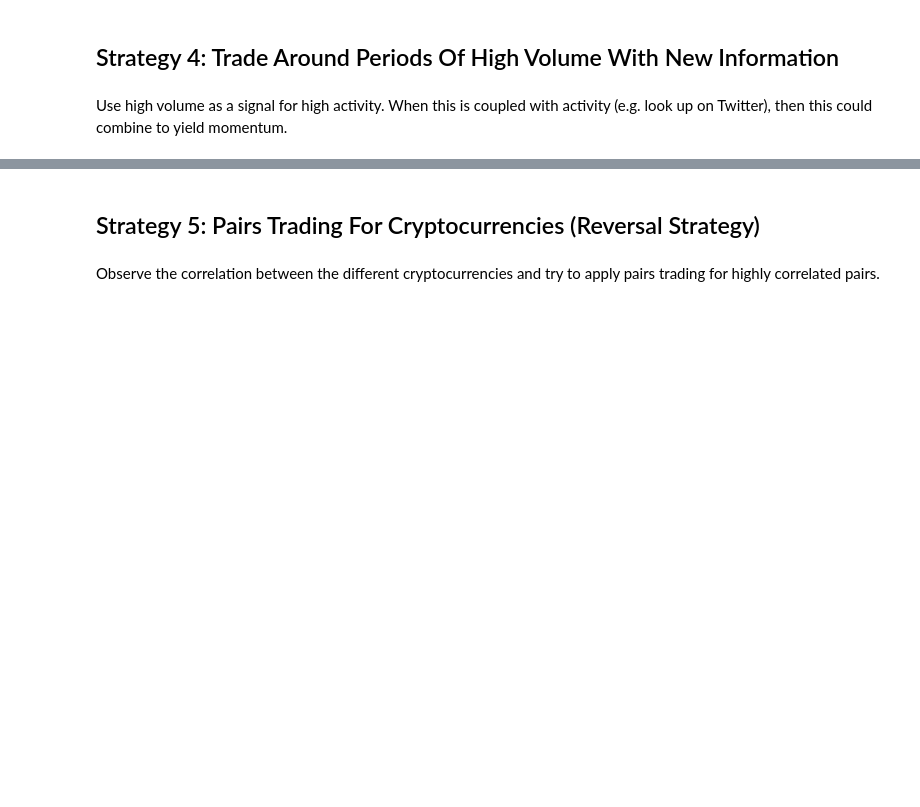
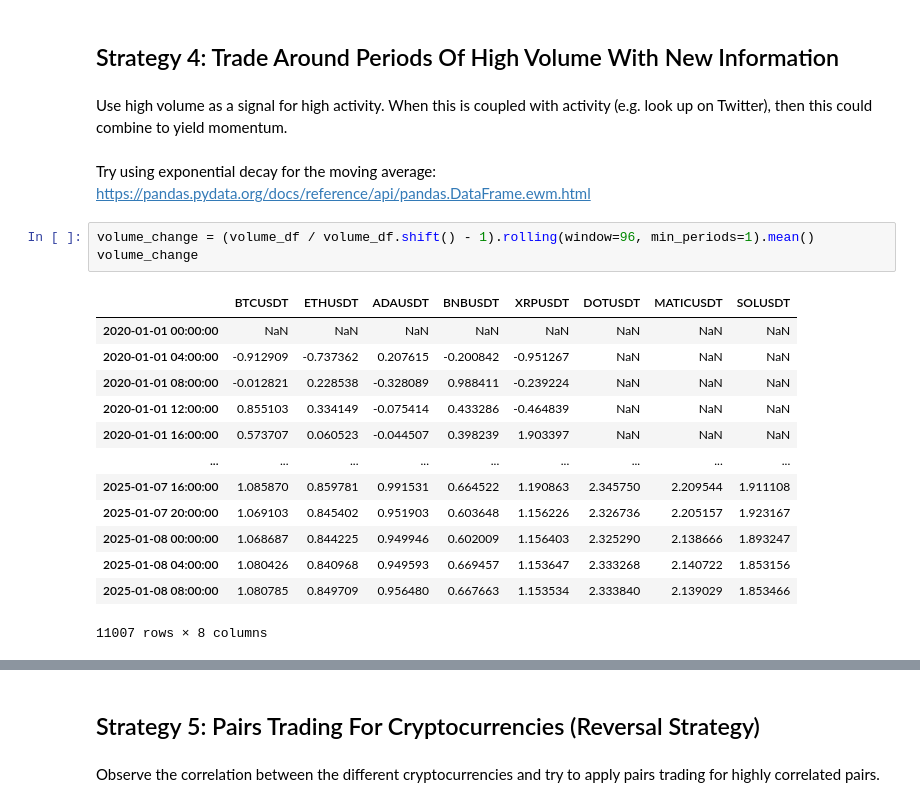
Before and after one commit to wbchristerson/jn-learning, a Jupyter notebook: cryptocurrency_stat_arb.ipynb, the cells around one changed output, grey strips where cells are left out. Saved outputs shown, nothing was run; the diff lists cells and outputs as text; blank space fills up the shorter version.

```diff
--- a/cryptocurrency_stat_arb.ipynb
+++ b/cryptocurrency_stat_arb.ipynb
@@ -807,3 +846,22 @@ strat_3_2d_results['net_sr'].plot(kind='bar',
 ## Strategy 4: Trade Around Periods Of High Volume With New Information
 # %% [markdown]
 Use high volume as a signal for high activity. When this is coupled with activity (e.g. look up on Twitter), then this could combine to yield momentum.
+# %% [markdown]
+Try using exponential decay for the moving average: https://pandas.pydata.org/docs/reference/api/pandas.DataFrame.ewm.html
+# %%
+volume_change = (volume_df / volume_df.shift() - 1).rolling(window=96, min_periods=1).mean()
+volume_change
+# %% [output]
+|  | BTCUSDT | ETHUSDT | ADAUSDT | BNBUSDT | XRPUSDT | DOTUSDT | MATICUSDT | SOLUSDT |
+| 2020-01-01 00:00:00 | NaN | NaN | NaN | NaN | NaN | NaN | NaN | NaN |
+| 2020-01-01 04:00:00 | -0.912909 | -0.737362 | 0.207615 | -0.200842 | -0.951267 | NaN | NaN | NaN |
+| 2020-01-01 08:00:00 | -0.012821 | 0.228538 | -0.328089 | 0.988411 | -0.239224 | NaN | NaN | NaN |
+| 2020-01-01 12:00:00 | 0.855103 | 0.334149 | -0.075414 | 0.433286 | -0.464839 | NaN | NaN | NaN |
+| 2020-01-01 16:00:00 | 0.573707 | 0.060523 | -0.044507 | 0.398239 | 1.903397 | NaN | NaN | NaN |
+| ... | ... | ... | ... | ... | ... | ... | ... | ... |
+| 2025-01-07 16:00:00 | 1.085870 | 0.859781 | 0.991531 | 0.664522 | 1.190863 | 2.345750 | 2.209544 | 1.911108 |
+| 2025-01-07 20:00:00 | 1.069103 | 0.845402 | 0.951903 | 0.603648 | 1.156226 | 2.326736 | 2.205157 | 1.923167 |
+| 2025-01-08 00:00:00 | 1.068687 | 0.844225 | 0.949946 | 0.602009 | 1.156403 | 2.325290 | 2.138666 | 1.893247 |
+| 2025-01-08 04:00:00 | 1.080426 | 0.840968 | 0.949593 | 0.669457 | 1.153647 | 2.333268 | 2.140722 | 1.853156 |
+| 2025-01-08 08:00:00 | 1.080785 | 0.849709 | 0.956480 | 0.667663 | 1.153534 | 2.333840 | 2.139029 | 1.853466 |
+11007 rows × 8 columns
```
Also changed, not shown: parts of 40 cells of this notebook.
